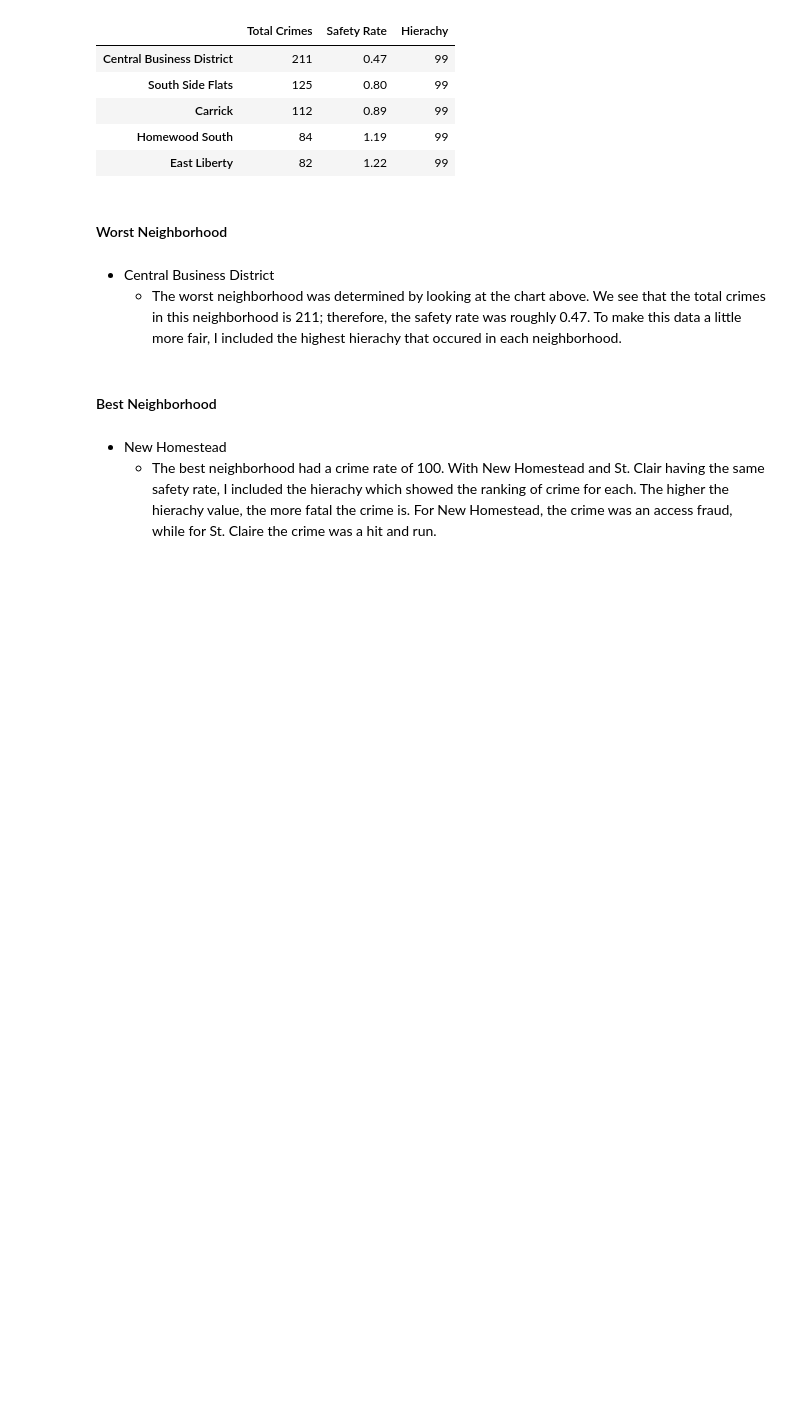
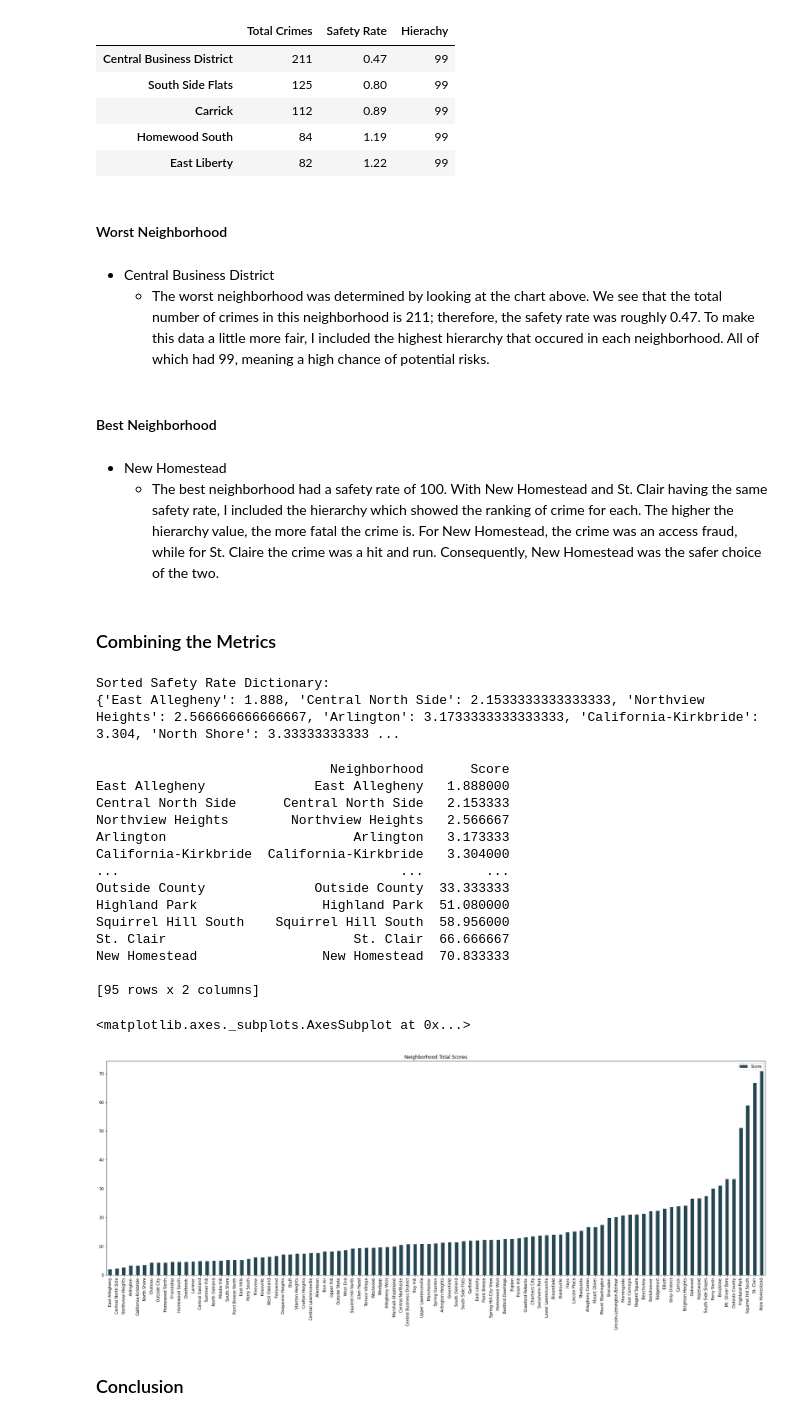
Before and after one commit to Kabi22/Big-Ideas-Final-Project, a Jupyter notebook: Results_Combined.ipynb, the cells around one changed output. Cells and saved outputs as stored; diff of their text form; code cells hidden in the pictures; blank space fills up the shorter version.

```diff
--- a/Results_Combined.ipynb
+++ b/Results_Combined.ipynb
@@ -147,9 +160,73 @@ df
 #### Worst Neighborhood ####
 # %% [markdown]
 - Central Business District
-    - The worst neighborhood was determined by looking at the chart above. We see that the total crimes in this neighborhood is 211; therefore, the safety rate was roughly 0.47. To make this data a little more fair, I included the highest hierachy that occured in each neighborhood.
+    - The worst neighborhood was determined by looking at the chart above. We see that the total number of crimes in this neighborhood is 211; therefore, the safety rate was roughly 0.47. To make this data a little more fair, I included the highest hierarchy that occured in each neighborhood. All of which had 99, meaning a high chance of potential risks.
 # %% [markdown]
 #### Best Neighborhood ####
 # %% [markdown]
 - New Homestead
-    - The best neighborhood had a crime rate of 100. With New Homestead and St. Clair having the same safety rate, I included the hierachy which showed the ranking of crime for each. The higher the hierachy value, the more fatal the crime is. For New Homestead, the crime was an access fraud, while for St. Claire the crime was a hit and run.
+    - The best neighborhood had a safety rate of 100. With New Homestead and St. Clair having the same safety rate, I included the hierarchy which showed the ranking of crime for each. The higher the hierarchy value, the more fatal the crime is. For New Homestead, the crime was an access fraud, while for St. Claire the crime was a hit and run. Consequently, New Homestead was the safer choice of the two.
+# %% [markdown]
+### Combining the Metrics
+# %%
+playground_keys = set(playgrounds_dict.keys())
+city_facilities_keys = set(city_facilities_dict.keys())
+crime_rate_keys = set(crime_rate_dict.keys())
+
+combined_set = playground_keys.union(city_facilities_keys)
+combined_set = combined_set.union(crime_rate_keys)
+
+combined_set = {x for x in combined_set if x==x}
+
+combined_list = list(combined_set)
+combined_dict = {}
+
+for key in combined_list:
+    total_score = 0
+    metrics_counted = 0
+    if key in playgrounds_dict.keys():
+        total_score += playgrounds_dict[key]
+        metrics_counted += 1
+    else:
+        metrics_counted += 1
+    if key in city_facilities_dict.keys():
+        total_score += 2 * city_facilities_dict[key]
+        metrics_counted += 2
+    if key in crime_rate_dict.keys():
+        total_score += 2 * crime_rate_dict[key]
+        metrics_counted += 2
+    total_score /= metrics_counted
+    combined_dict[key] = total_score
+combined_dict = dict( sorted(combined_dict.items(),
+                           key=lambda item: item[1],
+                           reverse=False))
+print('Sorted Safety Rate Dictionary: ')
+
+
+print(combined_dict)
+# %% [output]
+Sorted Safety Rate Dictionary:
+{'East Allegheny': 1.888, 'Central North Side': 2.1533333333333333, 'Northview Heights': 2.566666666666667, 'Arlington': 3.1733333333333333, 'California-Kirkbride': 3.304, 'North Shore': 3.33333333333 ...
+# %%
+total_df = pd.DataFrame(list(combined_dict.items()), columns = ['Neighborhood', "Score"], index = combined_dict.keys())
+print(total_df)
+total_df.plot.bar(figsize=(30,10), color="#264653", title="Neighborhood Total Scores")
+# %% [output]
+                              Neighborhood      Score
+East Allegheny              East Allegheny   1.888000
+Central North Side      Central North Side   2.153333
+Northview Heights        Northview Heights   2.566667
+Arlington                        Arlington   3.173333
+California-Kirkbride  California-Kirkbride   3.304000
+...                                    ...        ...
+Outside County              Outside County  33.333333
+Highland Park                Highland Park  51.080000
+Squirrel Hill South    Squirrel Hill South  58.956000
+St. Clair                        St. Clair  66.666667
+New Homestead                New Homestead  70.833333
+
+[95 rows x 2 columns]
+<matplotlib.axes._subplots.AxesSubplot at 0x...>
+[figure, added]
+# %% [markdown]
+### Conclusion
```
Also changed, not shown: parts of 10 cells of this notebook, 1 other file.
